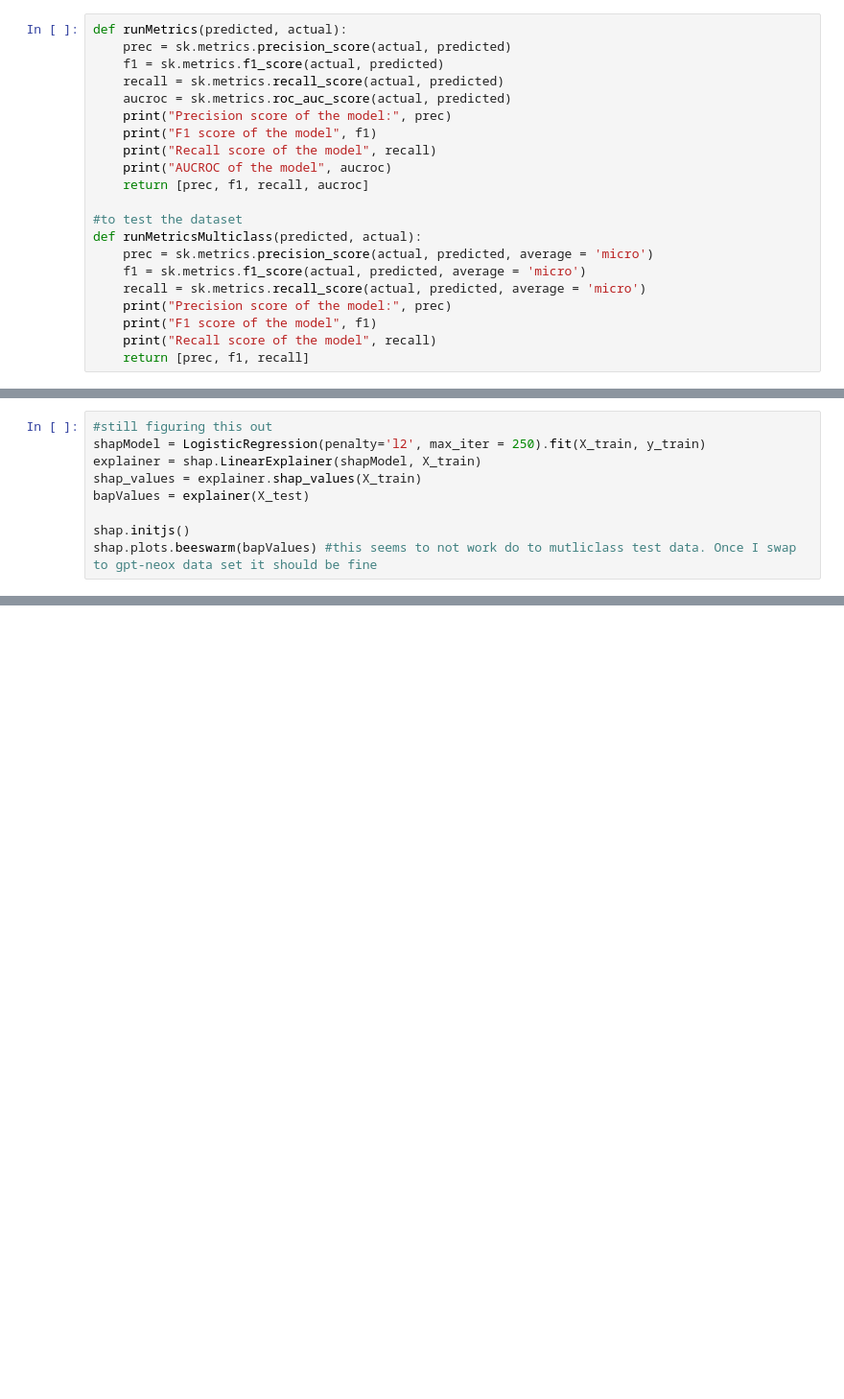
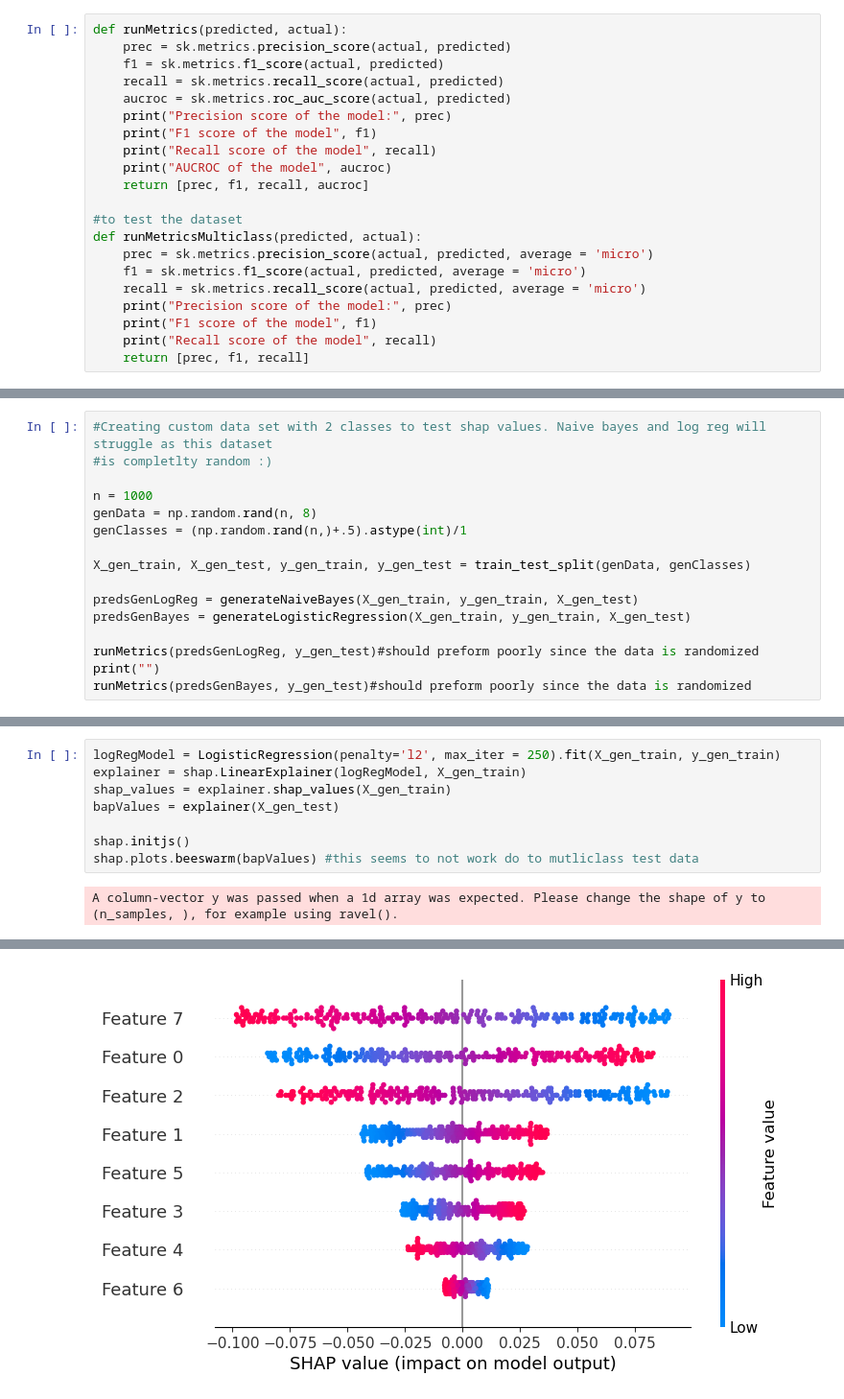
Before and after one commit to mwolak07/LLM_Classifier, a Jupyter notebook: src/models/sklearnStuff.ipynb, the cells around one changed output, grey strips where cells are left out. Shown at 96% size. Drawn from its saved outputs; the diff is of its cells as text; blank space fills up the shorter version.

Commit message:
pre language model changes
Fixed all bugs, prepared logistic regression, naive bayes, metrics and shapley values to be used with actual dataset.

```diff
--- a/src/models/sklearnStuff.ipynb
+++ b/src/models/sklearnStuff.ipynb
@@ -69,10 +68,17 @@ Recall score of the model 1.0
 # %%
-#still figuring this out
-shapModel = LogisticRegression(penalty='l2', max_iter = 250).fit(X_train, y_train)
-explainer = shap.LinearExplainer(shapModel, X_train)
-shap_values = explainer.shap_values(X_train)
-bapValues = explainer(X_test)
+#Creating custom data set with 2 classes to test shap values. Naive bayes and log reg will struggle as this dataset
+#is completlty random :)
 
-shap.initjs()
-shap.plots.beeswarm(bapValues) #this seems to not work do to mutliclass test data. Once I swap to gpt-neox data set it should be fine
+n = 1000
+genData = np.random.rand(n, 8)
+genClasses = (np.random.rand(n,)+.5).astype(int)/1
+
+X_gen_train, X_gen_test, y_gen_train, y_gen_test = train_test_split(genData, genClasses)
+
+predsGenLogReg = generateNaiveBayes(X_gen_train, y_gen_train, X_gen_test)
+predsGenBayes = generateLogisticRegression(X_gen_train, y_gen_train, X_gen_test)
+
+runMetrics(predsGenLogReg, y_gen_test)#should preform poorly since the data is randomized
+print("")
+runMetrics(predsGenBayes, y_gen_test)#should preform poorly since the data is randomized
 # %% [output]
@@ -80,0 +98,10 @@ ValueError: The beeswarm plot does not support plotting explanations with instan
+# %%
+logRegModel = LogisticRegression(penalty='l2', max_iter = 250).fit(X_gen_train, y_gen_train)
+explainer = shap.LinearExplainer(logRegModel, X_gen_train)
+shap_values = explainer.shap_values(X_gen_train)
+bapValues = explainer(X_gen_test)
+
+shap.initjs()
+shap.plots.beeswarm(bapValues) #this seems to not work do to mutliclass test data
+# %% [output]
+A column-vector y was passed when a 1d array was expected. Please change the shape of y to (n_samples, ), for example using ravel().
@@ -80,0 +109 @@ ValueError: The beeswarm plot does not support plotting explanations with instan
+[figure, added]
```
Also changed, not shown: parts of 5 cells of this notebook.
